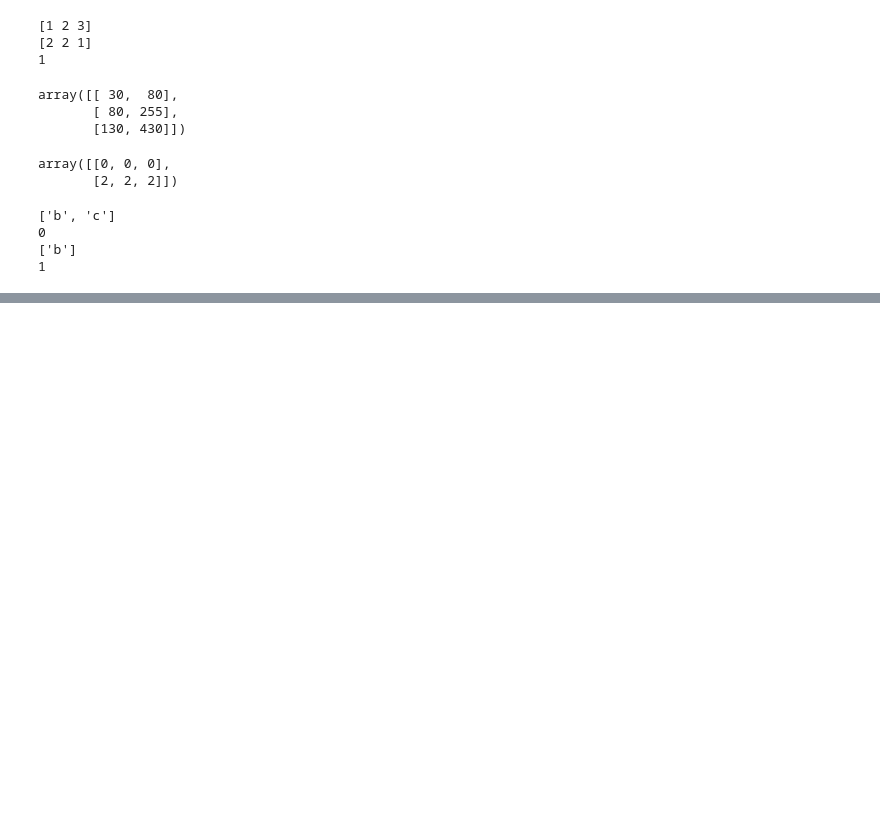
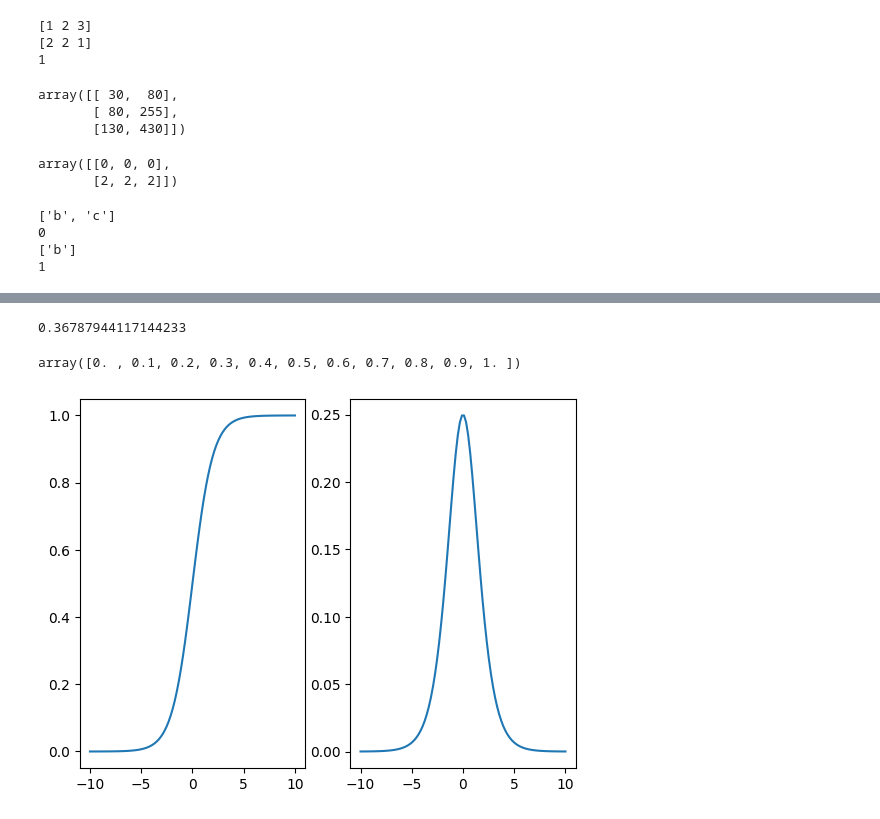
Before and after one commit to yangbc30/cs231n, a Jupyter notebook: assignment1/test.ipynb, the cells around one changed output, grey strips where cells are left out. Cells and saved outputs as stored; diff of their text form; code cells hidden in the pictures; blank space fills up the shorter version.

```diff
--- a/assignment1/test.ipynb
+++ b/assignment1/test.ipynb
@@ -92,0 +121,7 @@ for test_index, test in enumerate(lst):
+# %%
+a = np.arange(6).reshape(2, 3)
+for x in np.nditer(a):
+    print(x, end=" ")
+
+for x in np.nditer(a, order="K"):
+    print(x, end=" ")
@@ -92,0 +130,3 @@ for test_index, test in enumerate(lst):
+# %%
+a = np.arange(6).reshape(2, 3)
+a
@@ -92,0 +136,6 @@ for test_index, test in enumerate(lst):
+# %%
+with np.nditer(a, op_flags=['readwrite']) as it:
+    for x in it:
+        x[...] = 2*x
+
+a
@@ -92,0 +210,28 @@ for test_index, test in enumerate(lst):
+# %%
+import numpy as np
+print(1/np.e)
+# %% [output]
+0.36787944117144233
+# %%
+np.linspace(0, 1, 11)
+# %% [output]
+array([0. , 0.1, 0.2, 0.3, 0.4, 0.5, 0.6, 0.7, 0.8, 0.9, 1. ])
+# %%
+def sigmoid(x):
+    return 1 / (1 + np.exp(-x))
+
+def dsigmoid(x):
+    return sigmoid(x) * (1 - sigmoid(x))
+
+x = np.linspace(-10, 10, 100)
+
+fig, (ax1, ax2) = plt.subplots(1, 2)
+
+ax1.plot(x, sigmoid(x))
+ax2.plot(x, dsigmoid(x))
+
+fig.show()
+
+# do this for RELU
+# %% [output]
+[figure, added]
```
Also changed, not shown: parts of 28 cells of this notebook, 35 other files.
